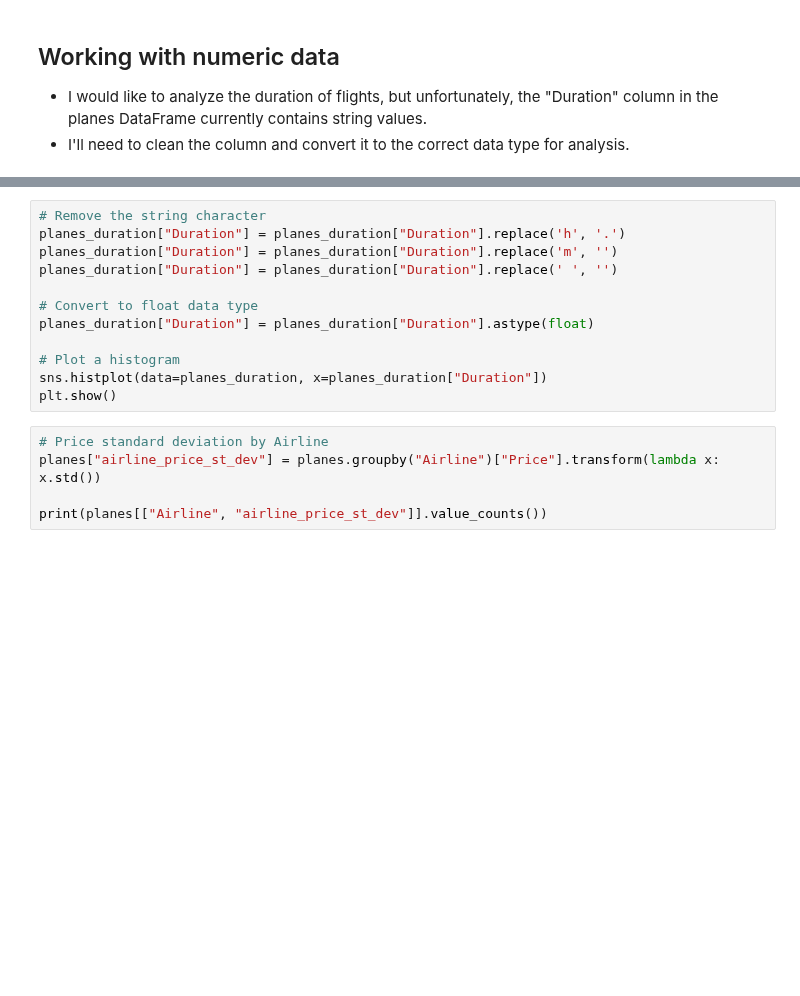
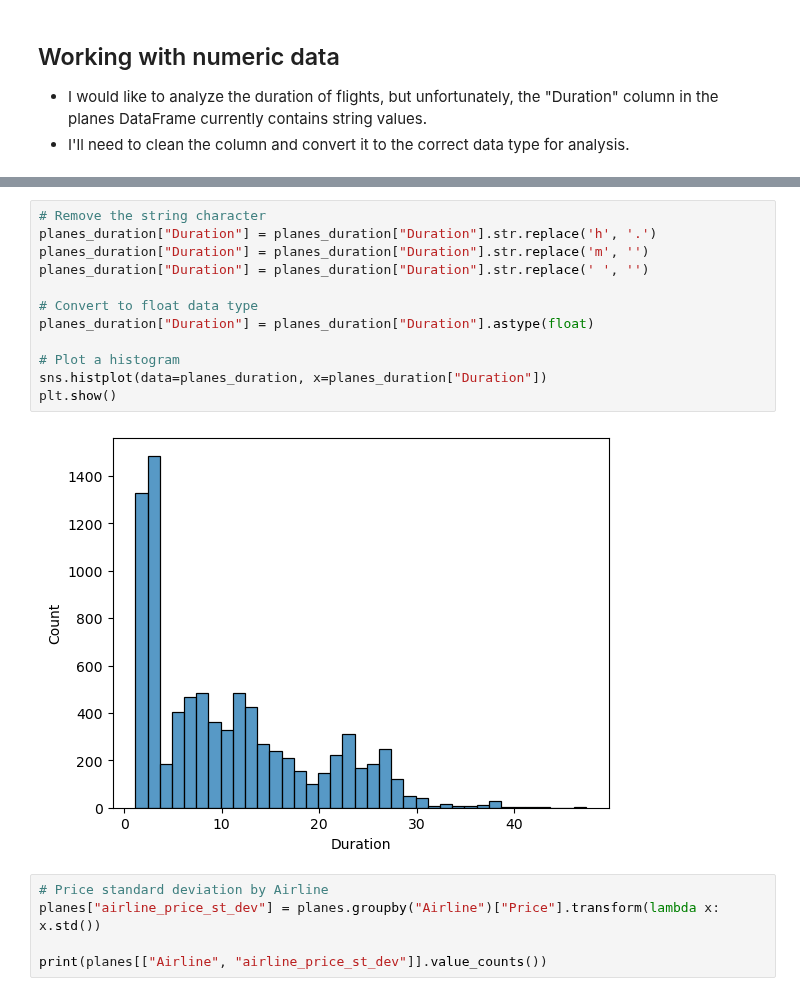
Before and after one commit to Daviedavie100/DatacampPythonDataAnalysis, a Jupyter notebook: Datacamp.ipynb, the cells around one changed output, grey strips where cells are left out. Drawn from its saved outputs; the diff is of its cells as text; blank space fills up the shorter version.

```diff
--- a/Datacamp.ipynb
+++ b/Datacamp.ipynb
@@ -1178,15 +1491,17 @@ print(planes_duration["Duration"].head())
 # %%
 # Remove the string character
-planes_duration["Duration"] = planes_duration["Duration"].replace('h', '.')
-planes_duration["Duration"] = planes_duration["Duration"].replace('m', '')
-planes_duration["Duration"] = planes_duration["Duration"].replace(' ', '')
+planes_duration["Duration"] = planes_duration["Duration"].str.replace('h', '.')
+planes_duration["Duration"] = planes_duration["Duration"].str.replace('m', '')
+planes_duration["Duration"] = planes_duration["Duration"].str.replace(' ', '')
 
 # Convert to float data type
 planes_duration["Duration"] = planes_duration["Duration"].astype(float)
 
 # Plot a histogram
 sns.histplot(data=planes_duration, x=planes_duration["Duration"])
 plt.show()
+# %% [output]
+[figure, added]
 # %%
 # Price standard deviation by Airline
 planes["airline_price_st_dev"] = planes.groupby("Airline")["Price"].transform(lambda x: x.std())
```
Also changed, not shown: parts of 51 cells of this notebook.
